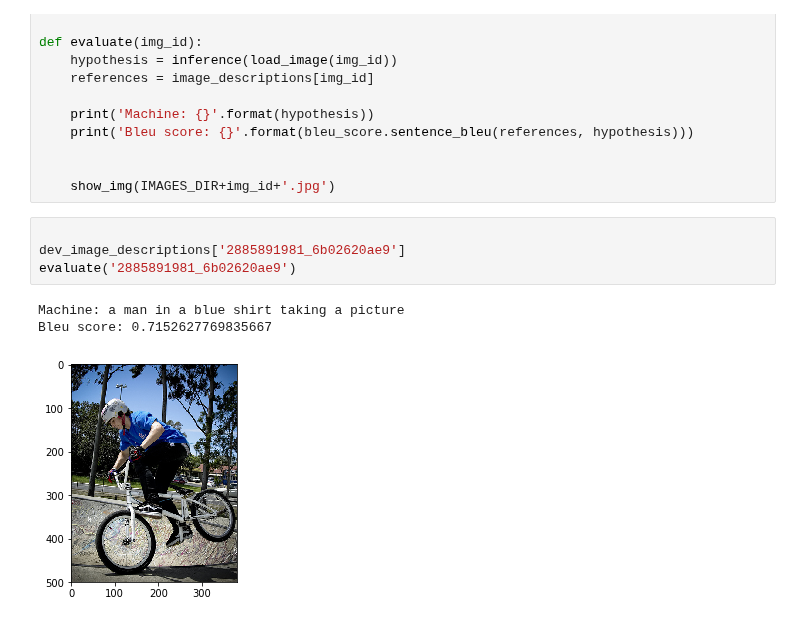
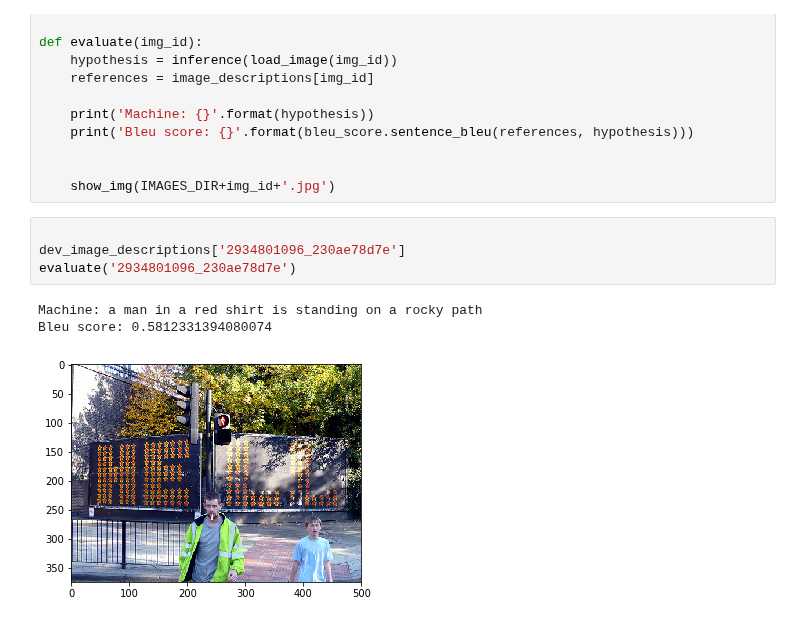
Before and after one commit to VIVelev/Image-Captioning, a Jupyter notebook: src/main.ipynb, the cells around one changed output. Drawn from its saved outputs; the diff is of its cells as text.

```diff
--- a/src/main.ipynb
+++ b/src/main.ipynb
@@ -769,9 +744,9 @@ def evaluate(img_id):
     show_img(IMAGES_DIR+img_id+'.jpg')
 # %%
 
-dev_image_descriptions['2885891981_6b02620ae9']
-evaluate('2885891981_6b02620ae9')
+dev_image_descriptions['2934801096_230ae78d7e']
+evaluate('2934801096_230ae78d7e')
 # %% [output]
-Machine: a man in a blue shirt taking a picture
-Bleu score: 0.7152627769835667
+Machine: a man in a red shirt is standing on a rocky path
+Bleu score: 0.5812331394080074
-[figure, old version]
+[figure, new version]
```
Also changed, not shown: parts of 4 cells of this notebook.
